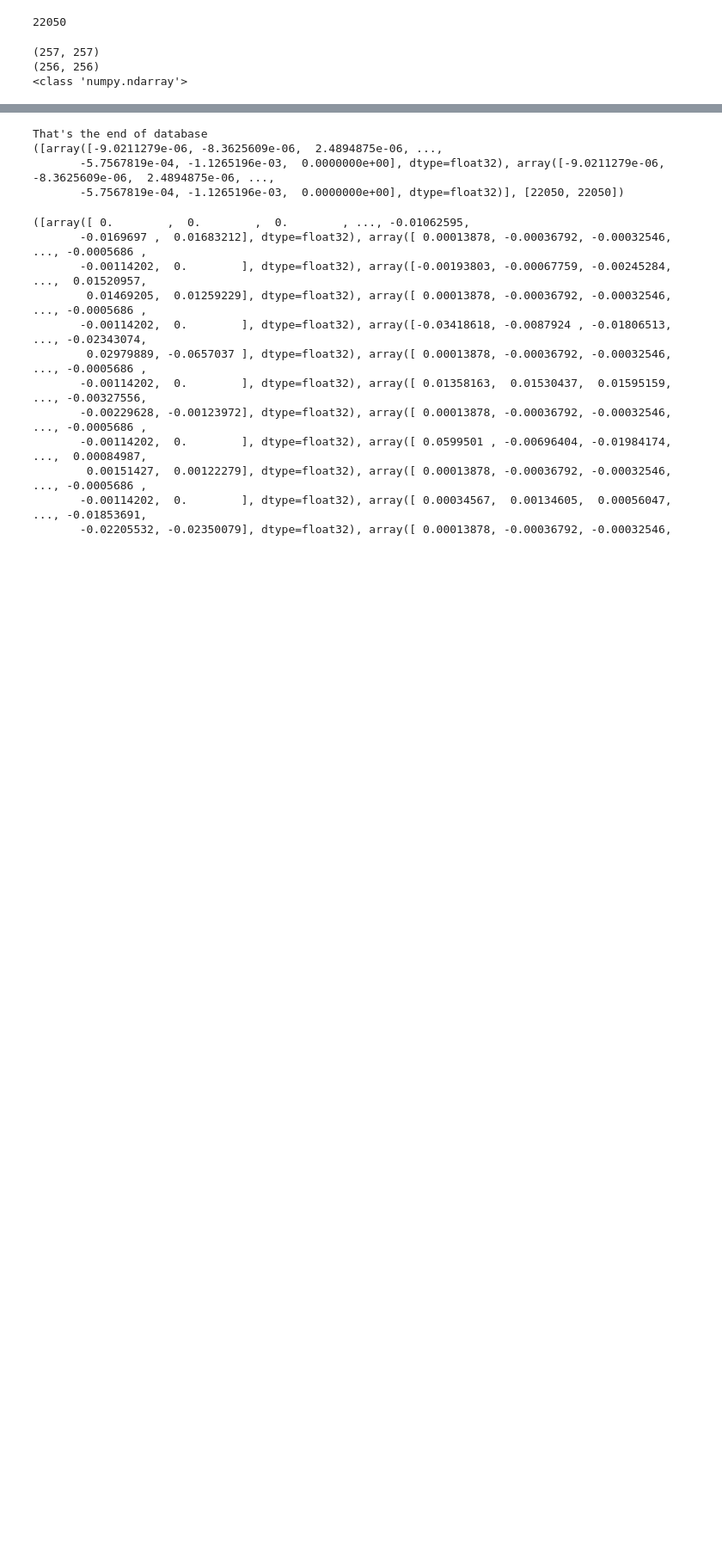
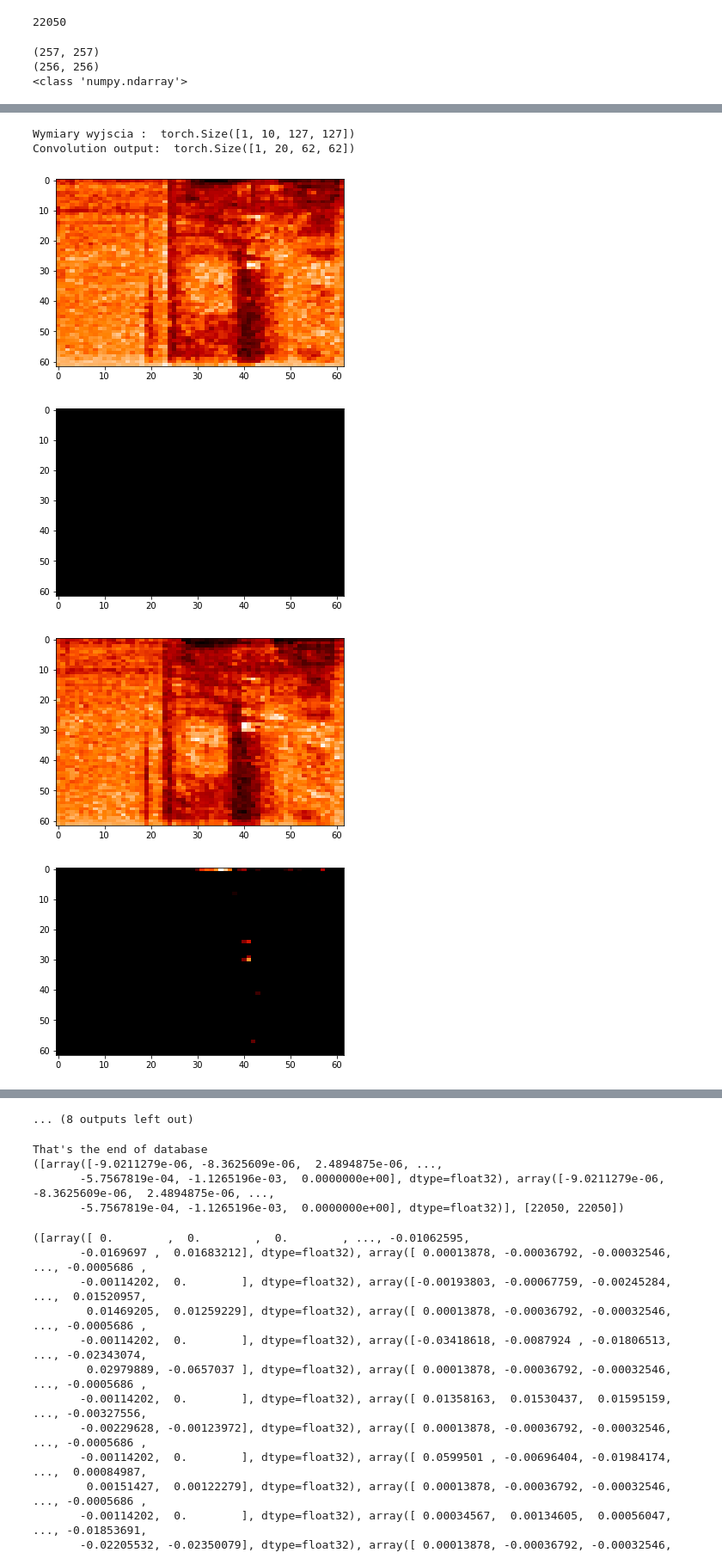
Before and after one commit to 226776/NN_VoiceRecognition, a Jupyter notebook: SoundToTensor_messed.ipynb, the cells around one changed output, grey strips where cells are left out. Shown at 86% size. Saved outputs shown, nothing was run; the diff lists cells and outputs as text; code cells hidden in the pictures; blank space fills up the shorter version.

```diff
--- a/SoundToTensor_messed.ipynb
+++ b/SoundToTensor_messed.ipynb
@@ -127,0 +174,28 @@ Convolution output:  torch.Size([1, 16, 128, 128])
+# %%
+
+convT = nn.Conv2d(1, 10, 3)
+Cj2 = convT(image_pro)
+
+convT2 = nn.Conv2d(10, 20, 3)
+
+Cj2_2 = F.max_pool2d(F.relu(convT(image_pro)), (2,2))
+print("Wymiary wyjscia : " ,Cj2_2.shape)
+Cj2m = F.max_pool2d(F.relu(convT2(Cj2_2)), 2 )
+
+print("Convolution output: ", Cj2m.shape)
+
+# We can't view the object that requires_gradient = True
+Cj3_2 = Cj2m.detach()
+
+# Convolutions plot (6 from 16)
+channel = 16
+for i in range(0,19):
+    pyplot.figure(i+1)
+    pyplot.imshow(Cj3_2[0,i],cmap='gist_heat', aspect ='auto')
+# %% [output]
+Wymiary wyjscia :  torch.Size([1, 10, 127, 127])
+Convolution output:  torch.Size([1, 20, 62, 62])
+[figure, added]
+[figure, added]
+[figure, added]
+[figure, added]
@@ -127,0 +209 @@ Convolution output:  torch.Size([1, 16, 128, 128])
+... (8 outputs left out)
```
Also changed, not shown: parts of 6 cells of this notebook, 1 other file.
